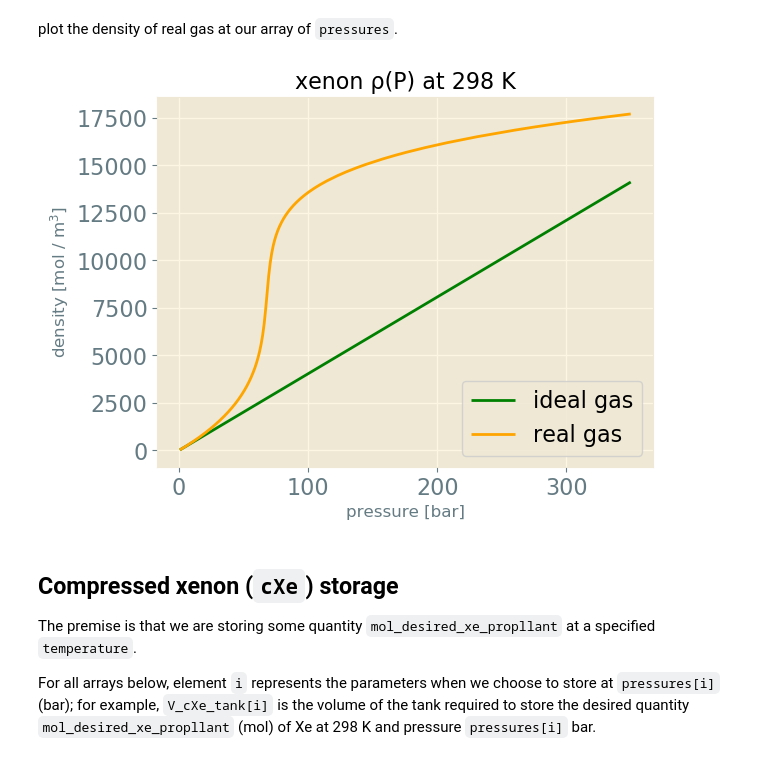
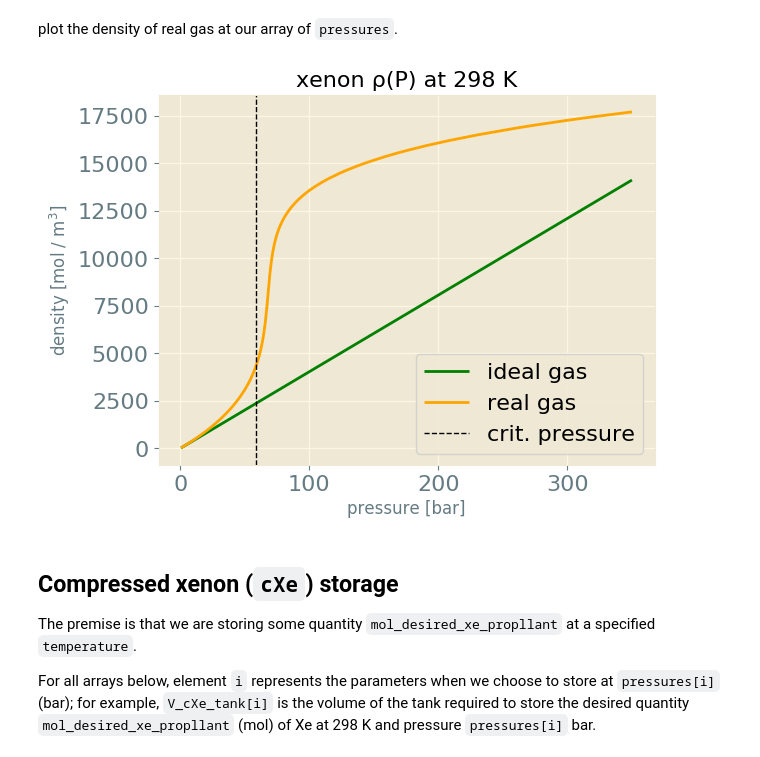
Before and after one commit to SimonEnsemble/PropellantStorage, a Jupyter notebook: Xe_Propellant_Storage.ipynb, the cells around one changed output. Drawn from its saved outputs; the diff is of its cells as text; code cells hidden in the pictures.

```diff
--- a/Xe_Propellant_Storage.ipynb
+++ b/Xe_Propellant_Storage.ipynb
@@ -101,15 +104,16 @@ plot the density of real gas at our array of `pressures`.
 # %%
 figure()
 plot(pressures, ρ_ideal_gas, color="green", label="ideal gas")
 plot(pressures, ρ_xe,
     color="orange", label="real gas")
 xlabel("pressure [bar]")
+axvline(x=xe_critical_pressure, linestyle="--", color="k", label="crit. pressure", lw=1)
 ylabel("density [mol / m\$^3\$]")
 legend()
 title("xenon ρ(P) at 298 K")
 savefig("xenon_gas_density.pdf", format="pdf")
 # %% [output]
-[figure, old version]
+[figure, new version]
 # %% [markdown]
 ## Compressed xenon (`cXe`) storage
 
```
Also changed, not shown: parts of 15 cells of this notebook, 41 other files.
